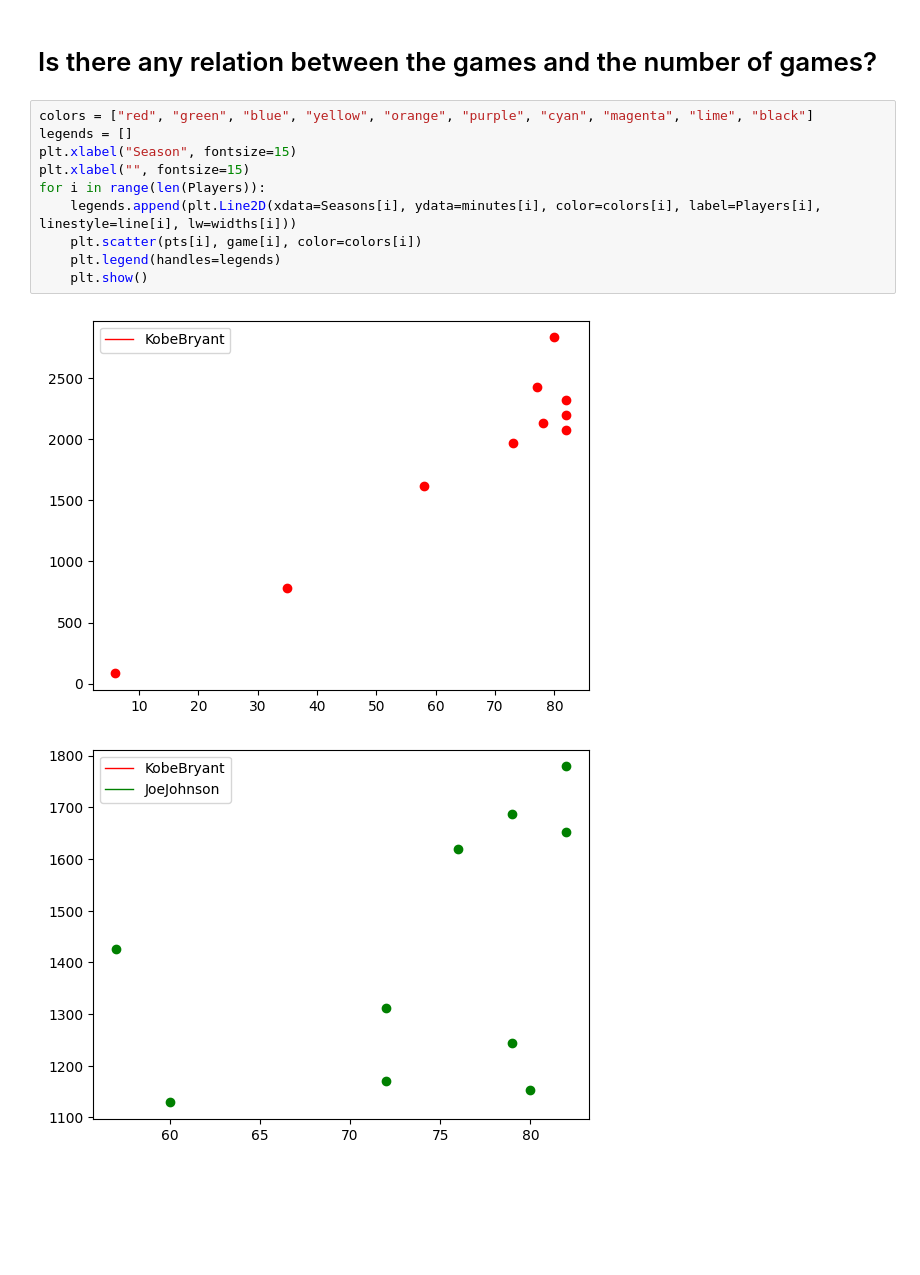
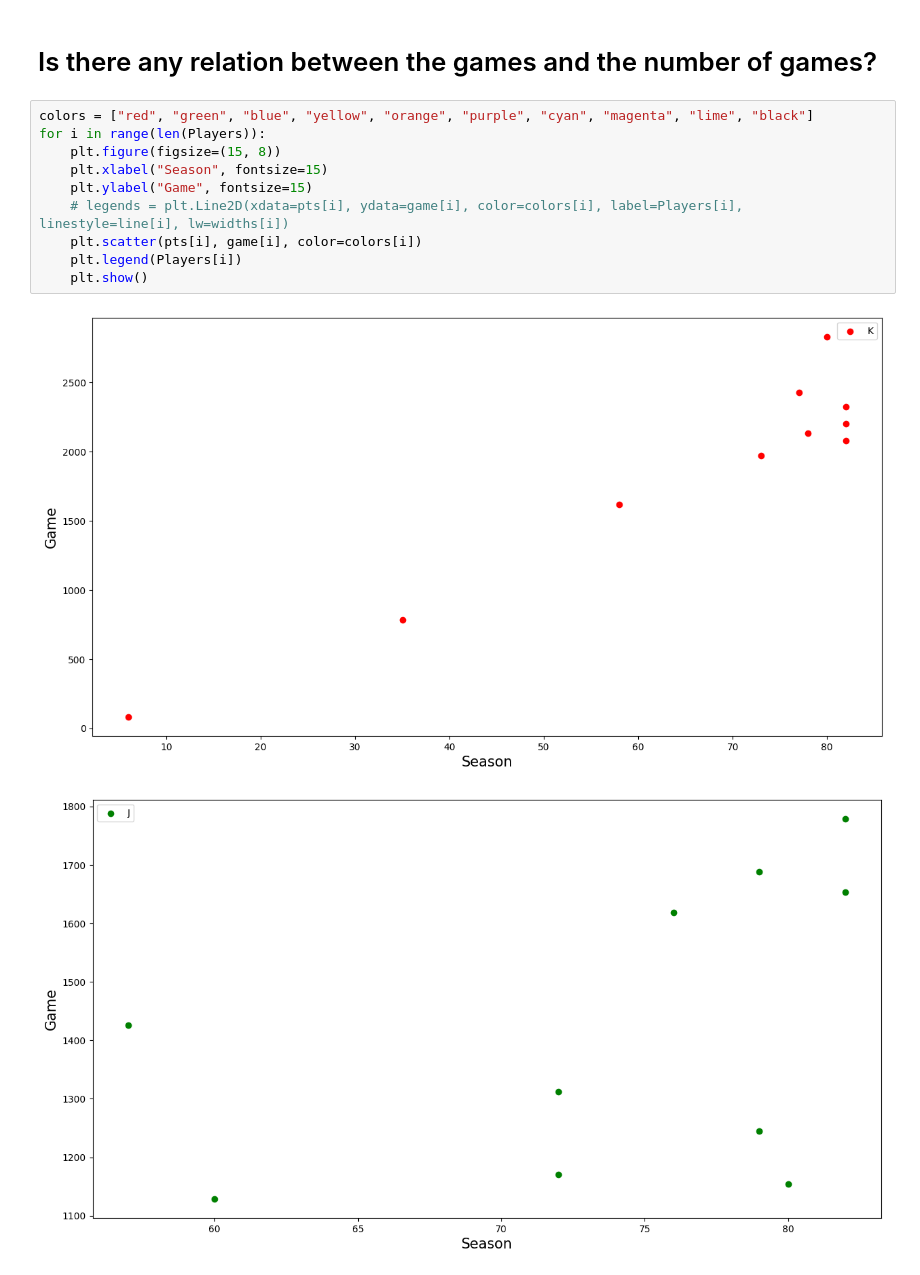
Before and after one commit to RyannKim327/Python-Programming-Compillation, a Jupyter notebook: Data Structures and Algorithm/Jupyter Notebook/basketball.ipynb, the cells around one changed output. Saved outputs shown, nothing was run; the diff lists cells and outputs as text; blank space fills up the shorter version.

```diff
--- a/Data Structures and Algorithm/Jupyter Notebook/basketball.ipynb
+++ b/Data Structures and Algorithm/Jupyter Notebook/basketball.ipynb
@@ -186,14 +186,14 @@ plt.show()
 # Is there any relation between the games and the number of games?
 # %%
 colors = ["red", "green", "blue", "yellow", "orange", "purple", "cyan", "magenta", "lime", "black"]
-legends = []
-plt.xlabel("Season", fontsize=15)
-plt.xlabel("", fontsize=15)
 for i in range(len(Players)):
-    legends.append(plt.Line2D(xdata=Seasons[i], ydata=minutes[i], color=colors[i], label=Players[i], linestyle=line[i], lw=widths[i]))
+    plt.figure(figsize=(15, 8))
+    plt.xlabel("Season", fontsize=15)
+    plt.ylabel("Game", fontsize=15)
+    # legends = plt.Line2D(xdata=pts[i], ydata=game[i], color=colors[i], label=Players[i], linestyle=line[i], lw=widths[i])
     plt.scatter(pts[i], game[i], color=colors[i])
-    plt.legend(handles=legends)
+    plt.legend(Players[i])
     plt.show()
 # %% [output]
-[figure, old version]
+[figure, new version]
-[figure, old version]
+[figure, new version]
```
Also changed, not shown: parts of 1 cell of this notebook.
